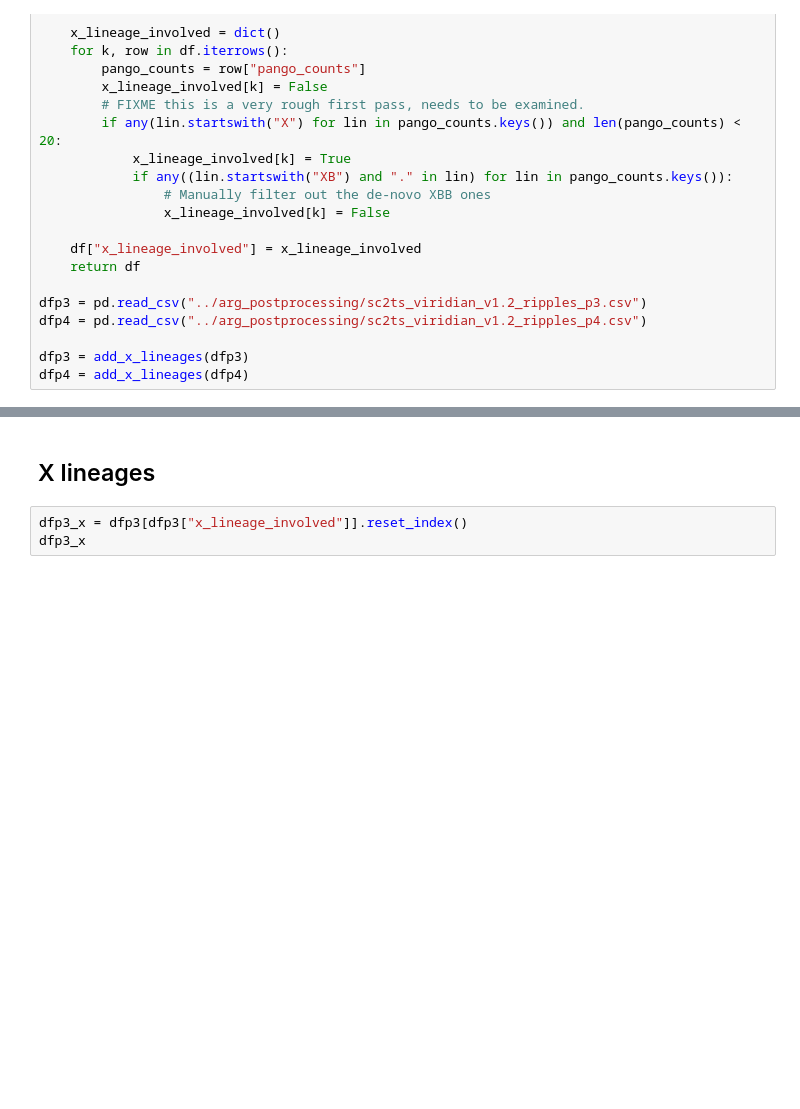
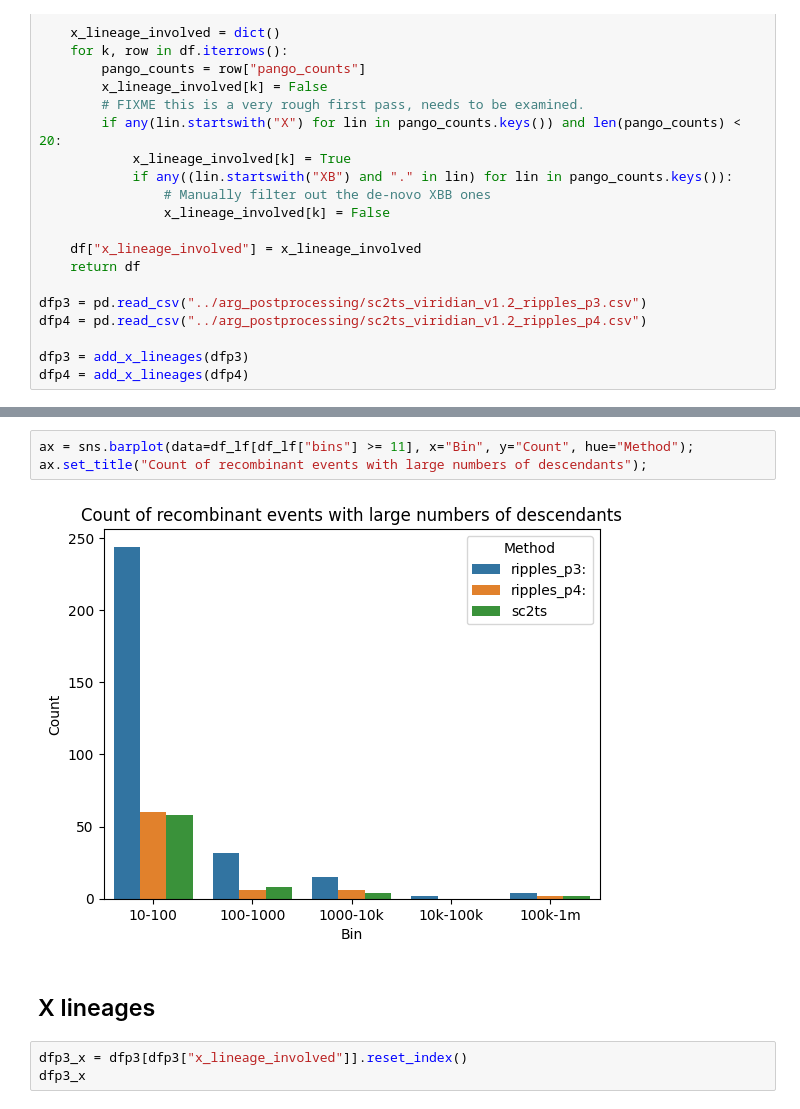
Before and after one commit to jeromekelleher/sc2ts-paper, a Jupyter notebook: notebooks/analysis_ripples.ipynb, the cells around one changed output, grey strips where cells are left out. Cells and saved outputs as stored; diff of their text form; blank space fills up the shorter version.

```diff
--- a/notebooks/analysis_ripples.ipynb
+++ b/notebooks/analysis_ripples.ipynb
@@ -36,3 +93,8 @@ dfp4 = add_x_lineages(dfp4)
+# %%
+ax = sns.barplot(data=df_lf[df_lf["bins"] >= 11], x="Bin", y="Count", hue="Method");
+ax.set_title("Count of recombinant events with large numbers of descendants");
+# %% [output]
+[figure, added]
 # %% [markdown]
 ## X lineages
 # %%
```
Also changed, not shown: parts of 10 cells of this notebook.
